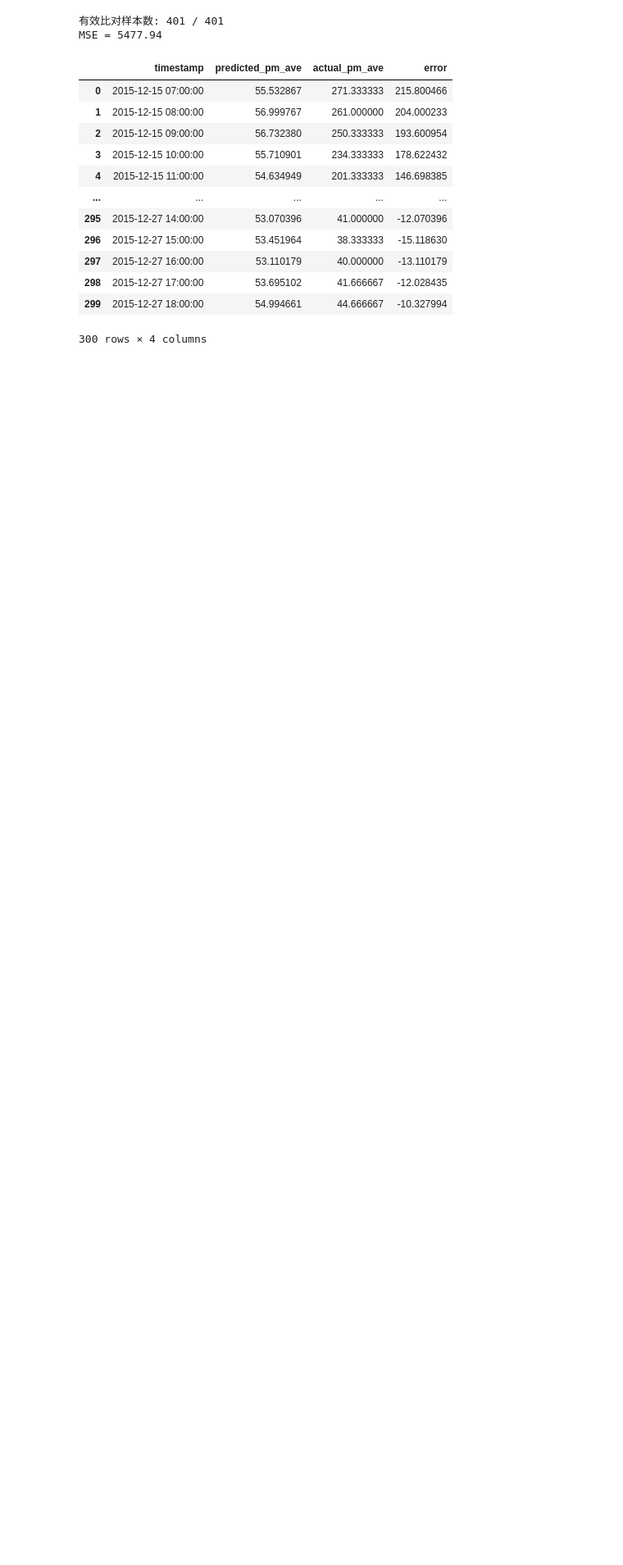
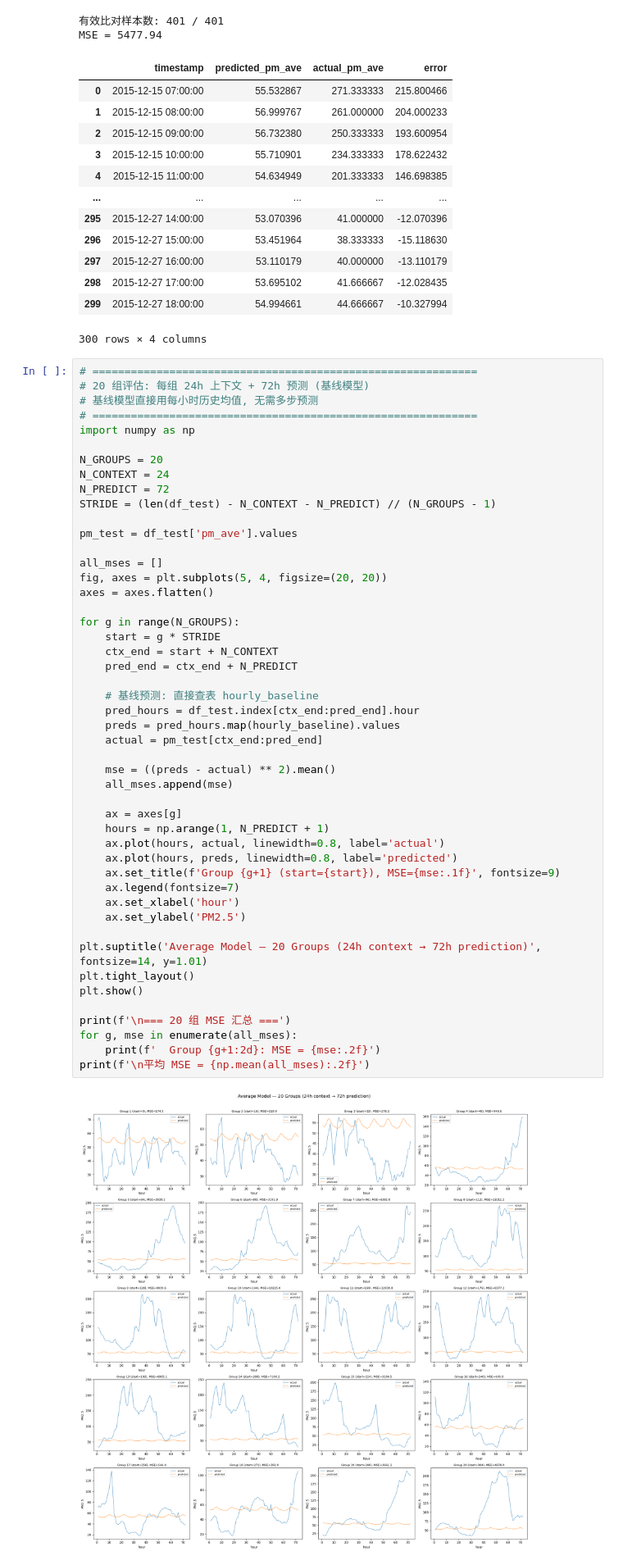
Before and after one commit to sakurantic/prediction, a Jupyter notebook: notes/average_model(1).ipynb, the cells around one changed output. Shown at 82% size. Saved outputs shown, nothing was run; the diff lists cells and outputs as text; blank space fills up the shorter version.

```diff
--- a/notes/average_model(1).ipynb
+++ b/notes/average_model(1).ipynb
@@ -57,3 +57,53 @@ MSE = 5477.94
 | 298 | 2015-12-27 17:00:00 | 53.695102 | 41.666667 | -12.028435 |
 | 299 | 2015-12-27 18:00:00 | 54.994661 | 44.666667 | -10.327994 |
 300 rows × 4 columns
+# %%
+# ============================================================
+# 20 组评估: 每组 24h 上下文 + 72h 预测 (基线模型)
+# 基线模型直接用每小时历史均值, 无需多步预测
+# ============================================================
+import numpy as np
+
+N_GROUPS = 20
+N_CONTEXT = 24
+N_PREDICT = 72
+STRIDE = (len(df_test) - N_CONTEXT - N_PREDICT) // (N_GROUPS - 1)
+
+pm_test = df_test['pm_ave'].values
+
+all_mses = []
+fig, axes = plt.subplots(5, 4, figsize=(20, 20))
+axes = axes.flatten()
+
+for g in range(N_GROUPS):
+    start = g * STRIDE
+    ctx_end = start + N_CONTEXT
+    pred_end = ctx_end + N_PREDICT
+
+    # 基线预测: 直接查表 hourly_baseline
+    pred_hours = df_test.index[ctx_end:pred_end].hour
+    preds = pred_hours.map(hourly_baseline).values
+    actual = pm_test[ctx_end:pred_end]
+
+    mse = ((preds - actual) ** 2).mean()
+    all_mses.append(mse)
+
+    ax = axes[g]
+    hours = np.arange(1, N_PREDICT + 1)
+    ax.plot(hours, actual, linewidth=0.8, label='actual')
+    ax.plot(hours, preds, linewidth=0.8, label='predicted')
+    ax.set_title(f'Group {g+1} (start={start}), MSE={mse:.1f}', fontsize=9)
+    ax.legend(fontsize=7)
+    ax.set_xlabel('hour')
+    ax.set_ylabel('PM2.5')
+
+plt.suptitle('Average Model — 20 Groups (24h context → 72h prediction)', fontsize=14, y=1.01)
+plt.tight_layout()
+plt.show()
+
+print(f'\n=== 20 组 MSE 汇总 ===')
+for g, mse in enumerate(all_mses):
+    print(f'  Group {g+1:2d}: MSE = {mse:.2f}')
+print(f'\n平均 MSE = {np.mean(all_mses):.2f}')
+# %% [output]
+[figure, added]
```
Also changed, not shown: parts of 1 cell of this notebook, 2 other files.
